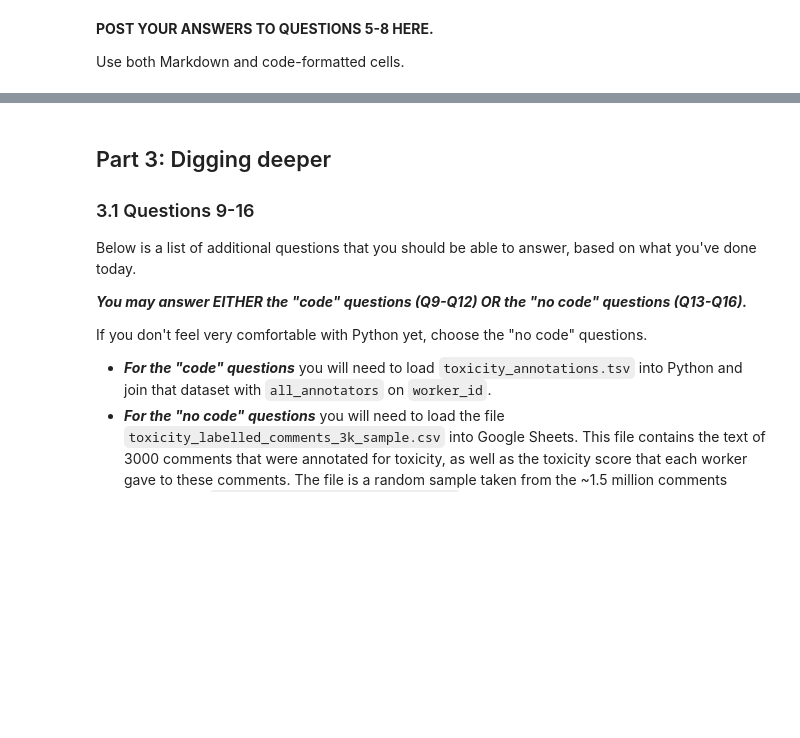
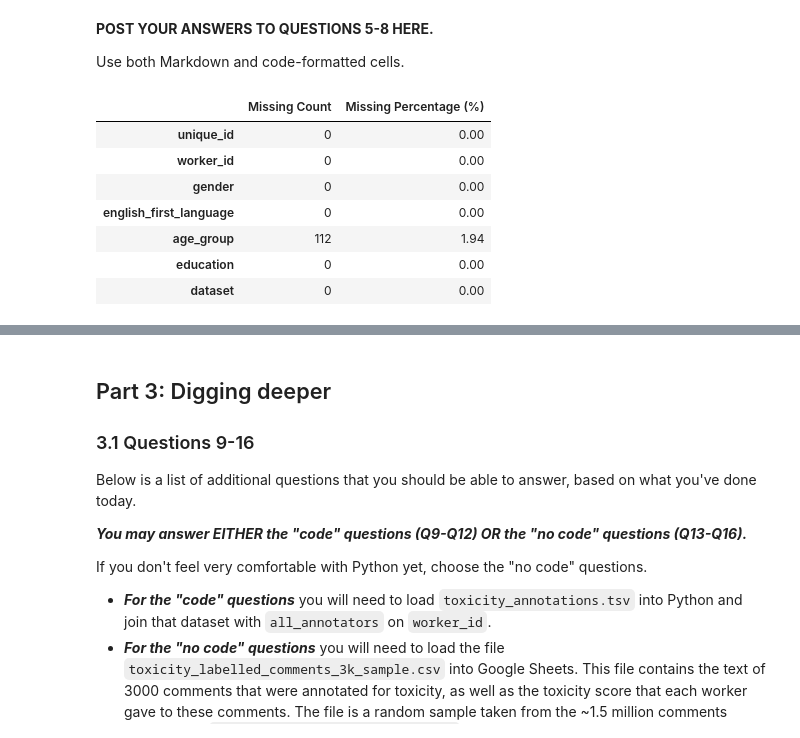
Before and after one commit to annieh04/hcde-410, a Jupyter notebook: A2/hcde410-a2.ipynb, the cells around one changed output, grey strips where cells are left out. Saved outputs shown, nothing was run; the diff lists cells and outputs as text; code cells hidden in the pictures; blank space fills up the shorter version.

```diff
--- a/A2/hcde410-a2.ipynb
+++ b/A2/hcde410-a2.ipynb
@@ -732,0 +731,27 @@ Use both Markdown and code-formatted cells.
+# %%
+#Q5 code
+# Load dataset
+df = pd.read_csv("a2_all_annotator_demographics.csv")
+
+# Compute missing counts and percentages
+missing_counts = df.isnull().sum()
+missing_percentages = (missing_counts / len(df)) * 100
+
+# Create summary DataFrame
+missing_summary = pd.DataFrame(
+    {
+        "Missing Count": missing_counts,
+        "Missing Percentage (%)": missing_percentages.round(2),
+    }
+)
+
+missing_summary
+# %% [output]
+|  | Missing Count | Missing Percentage (%) |
+| unique_id | 0 | 0.00 |
+| worker_id | 0 | 0.00 |
+| gender | 0 | 0.00 |
+| english_first_language | 0 | 0.00 |
+| age_group | 112 | 1.94 |
+| education | 0 | 0.00 |
+| dataset | 0 | 0.00 |
```
Also changed, not shown: parts of 6 cells of this notebook.
